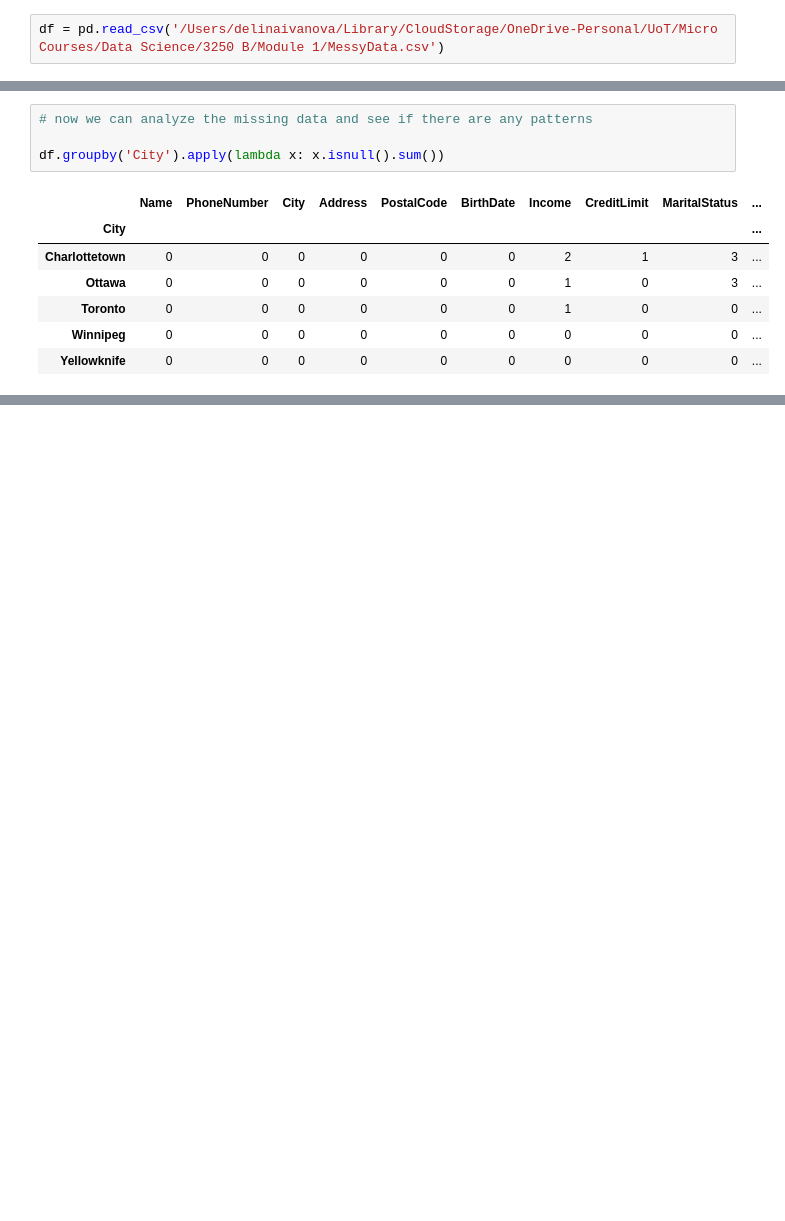
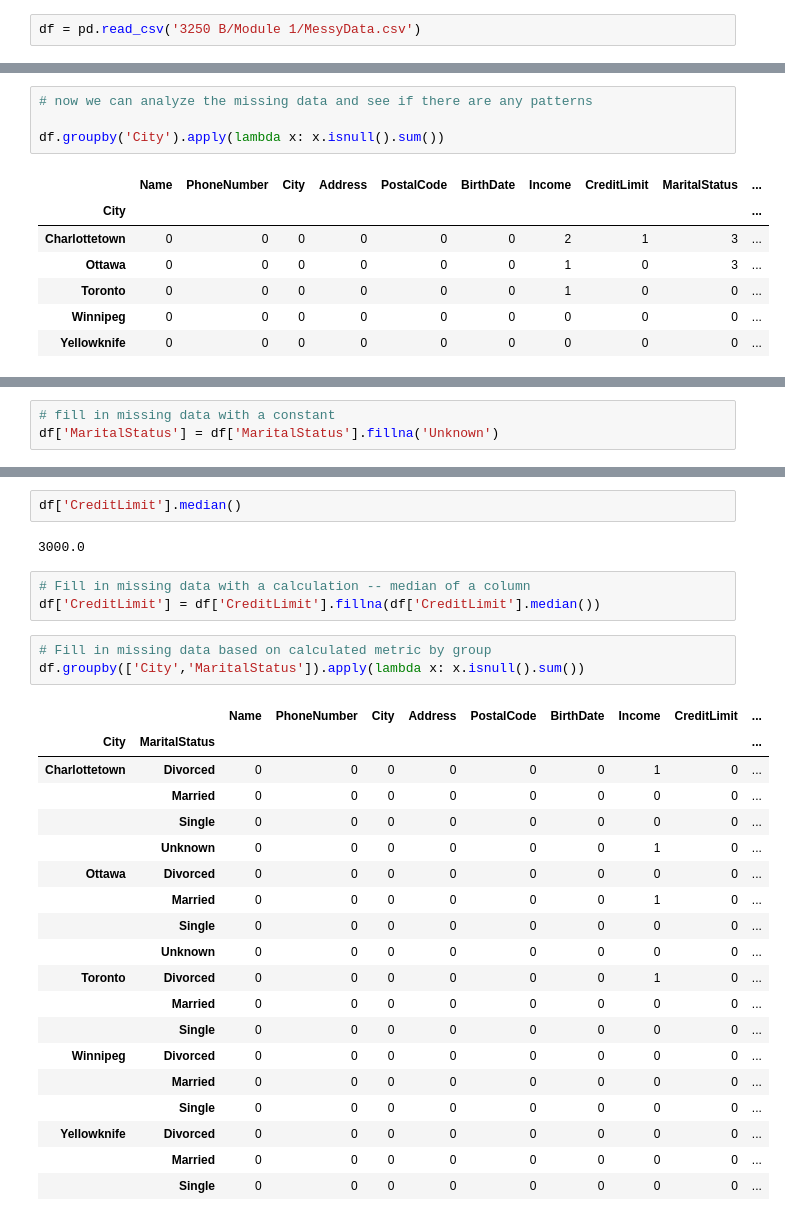
Before and after one commit to delinai/python_2, a Jupyter notebook: Feb26_2024/class1.ipynb, the cells around one changed output, grey strips where cells are left out. Cells and saved outputs as stored; diff of their text form; blank space fills up the shorter version.

```diff
--- a/Feb26_2024/class1.ipynb
+++ b/Feb26_2024/class1.ipynb
@@ -4,7 +4,7 @@ import seaborn as sns
 import matplotlib.pyplot as plt
 import numpy as np
 # %%
-df = pd.read_csv('/Users/delinaivanova/Library/CloudStorage/OneDrive-Personal/UoT/Micro Courses/Data Science/3250 B/Module 1/MessyData.csv')
+df = pd.read_csv('3250 B/Module 1/MessyData.csv')
 # %%
 df.head()
 # %% [output]
@@ -325,0 +378,3 @@ df.groupby('City').apply(lambda x: x.isnull().sum())
+# %%
+# fill in missing data with a constant
+df['MaritalStatus'] = df['MaritalStatus'].fillna('Unknown')
@@ -325,0 +390,30 @@ df.groupby('City').apply(lambda x: x.isnull().sum())
+# %%
+df['CreditLimit'].median()
+# %% [output]
+3000.0
+# %%
+# Fill in missing data with a calculation -- median of a column
+df['CreditLimit'] = df['CreditLimit'].fillna(df['CreditLimit'].median())
+# %%
+# Fill in missing data based on calculated metric by group
+df.groupby(['City','MaritalStatus']).apply(lambda x: x.isnull().sum())
+# %% [output]
+|  |  | Name | PhoneNumber | City | Address | PostalCode | BirthDate | Income | CreditLimit | ... |
+| City | MaritalStatus |  |  |  |  |  |  |  |  | ... |
+| Charlottetown | Divorced | 0 | 0 | 0 | 0 | 0 | 0 | 1 | 0 | ... |
+|  | Married | 0 | 0 | 0 | 0 | 0 | 0 | 0 | 0 | ... |
+|  | Single | 0 | 0 | 0 | 0 | 0 | 0 | 0 | 0 | ... |
+|  | Unknown | 0 | 0 | 0 | 0 | 0 | 0 | 1 | 0 | ... |
+| Ottawa | Divorced | 0 | 0 | 0 | 0 | 0 | 0 | 0 | 0 | ... |
+|  | Married | 0 | 0 | 0 | 0 | 0 | 0 | 1 | 0 | ... |
+|  | Single | 0 | 0 | 0 | 0 | 0 | 0 | 0 | 0 | ... |
+|  | Unknown | 0 | 0 | 0 | 0 | 0 | 0 | 0 | 0 | ... |
+| Toronto | Divorced | 0 | 0 | 0 | 0 | 0 | 0 | 1 | 0 | ... |
+|  | Married | 0 | 0 | 0 | 0 | 0 | 0 | 0 | 0 | ... |
+|  | Single | 0 | 0 | 0 | 0 | 0 | 0 | 0 | 0 | ... |
+| Winnipeg | Divorced | 0 | 0 | 0 | 0 | 0 | 0 | 0 | 0 | ... |
+|  | Married | 0 | 0 | 0 | 0 | 0 | 0 | 0 | 0 | ... |
+|  | Single | 0 | 0 | 0 | 0 | 0 | 0 | 0 | 0 | ... |
+| Yellowknife | Divorced | 0 | 0 | 0 | 0 | 0 | 0 | 0 | 0 | ... |
+|  | Married | 0 | 0 | 0 | 0 | 0 | 0 | 0 | 0 | ... |
+|  | Single | 0 | 0 | 0 | 0 | 0 | 0 | 0 | 0 | ... |
```
Also changed, not shown: parts of 42 cells of this notebook, 1 other file.
